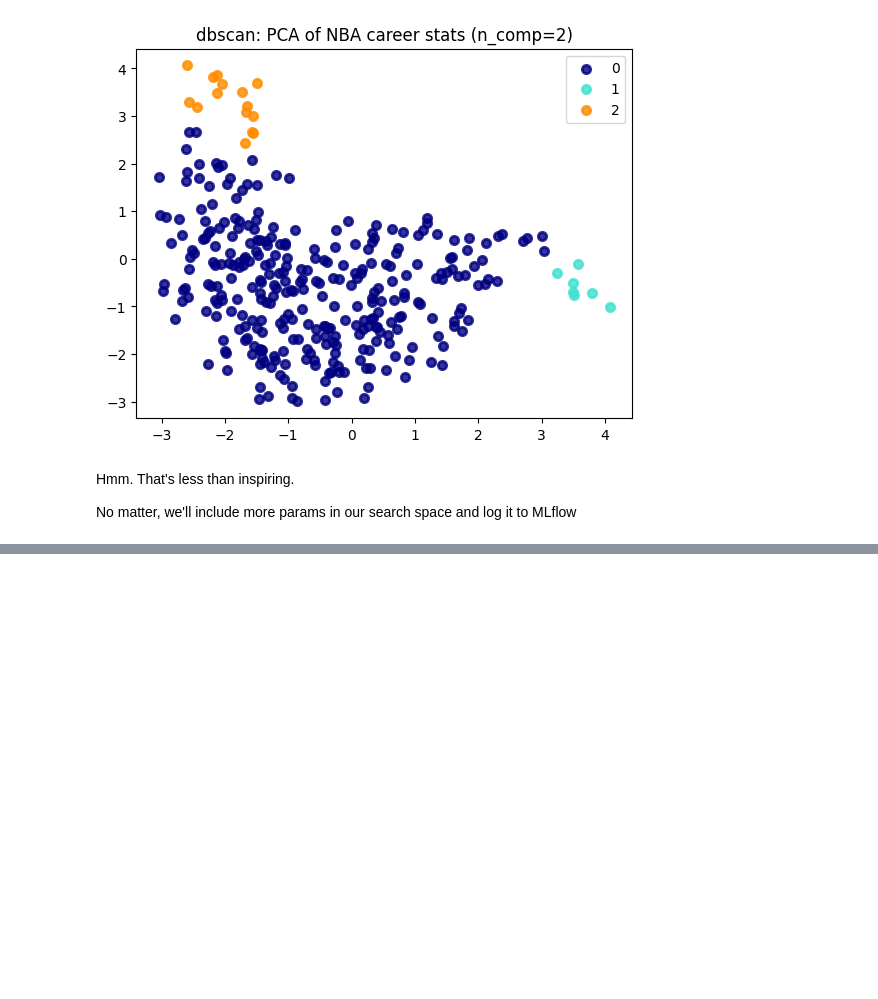
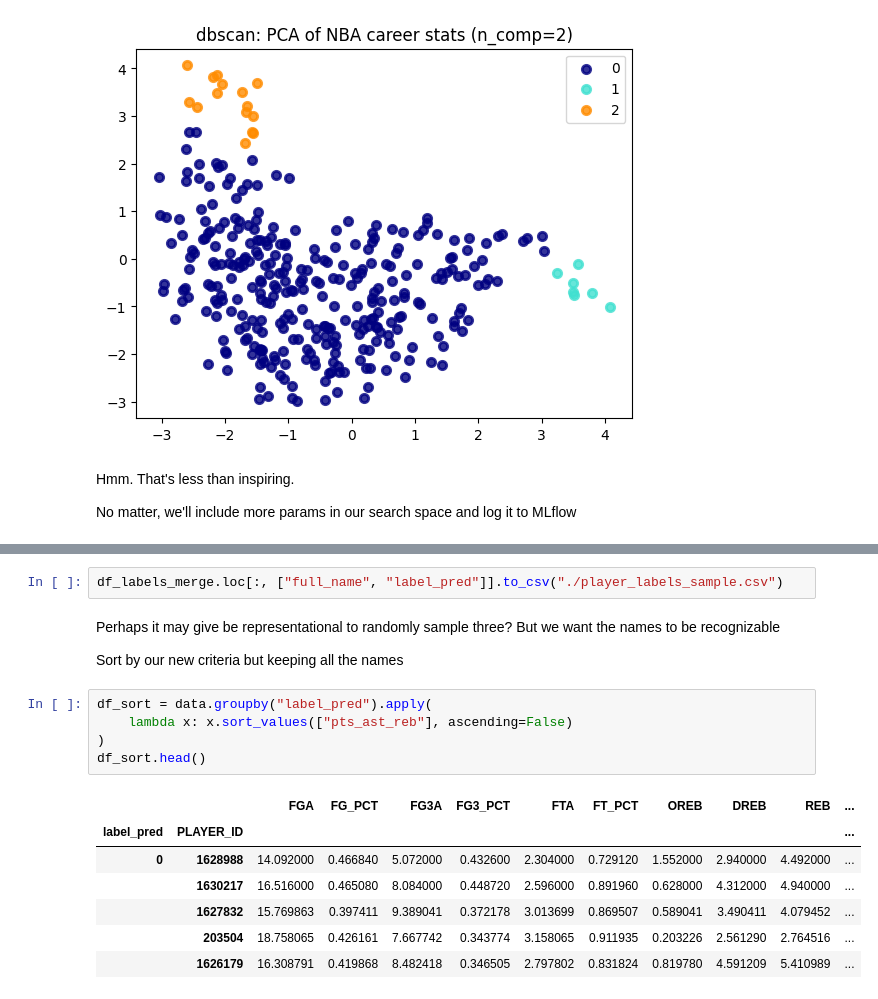
Before and after one commit to vykuang/nba-stats-streamlit, a Jupyter notebook: notebooks/model.ipynb, the cells around one changed output, grey strips where cells are left out. Drawn from its saved outputs; the diff is of its cells as text; blank space fills up the shorter version.

```diff
--- a/notebooks/model.ipynb
+++ b/notebooks/model.ipynb
@@ -438,0 +524,19 @@ No matter, we'll include more params in our search space and log it to MLflow
+# %%
+df_labels_merge.loc[:, ["full_name", "label_pred"]].to_csv("./player_labels_sample.csv")
+# %% [markdown]
+Perhaps it may give be representational to randomly sample three? But we want the names to be recognizable
+
+Sort by our new criteria but keeping all the names
+# %%
+df_sort = data.groupby("label_pred").apply(
+    lambda x: x.sort_values(["pts_ast_reb"], ascending=False)
+)
+df_sort.head()
+# %% [output]
+|  |  | FGA | FG_PCT | FG3A | FG3_PCT | FTA | FT_PCT | OREB | DREB | REB | ... |
+| label_pred | PLAYER_ID |  |  |  |  |  |  |  |  |  | ... |
+| 0 | 1628988 | 14.092000 | 0.466840 | 5.072000 | 0.432600 | 2.304000 | 0.729120 | 1.552000 | 2.940000 | 4.492000 | ... |
+|  | 1630217 | 16.516000 | 0.465080 | 8.084000 | 0.448720 | 2.596000 | 0.891960 | 0.628000 | 4.312000 | 4.940000 | ... |
+|  | 1627832 | 15.769863 | 0.397411 | 9.389041 | 0.372178 | 3.013699 | 0.869507 | 0.589041 | 3.490411 | 4.079452 | ... |
+|  | 203504 | 18.758065 | 0.426161 | 7.667742 | 0.343774 | 3.158065 | 0.911935 | 0.203226 | 2.561290 | 2.764516 | ... |
+|  | 1626179 | 16.308791 | 0.419868 | 8.482418 | 0.346505 | 2.797802 | 0.831824 | 0.819780 | 4.591209 | 5.410989 | ... |
```
Also changed, not shown: parts of 8 cells of this notebook, 4 other files.
